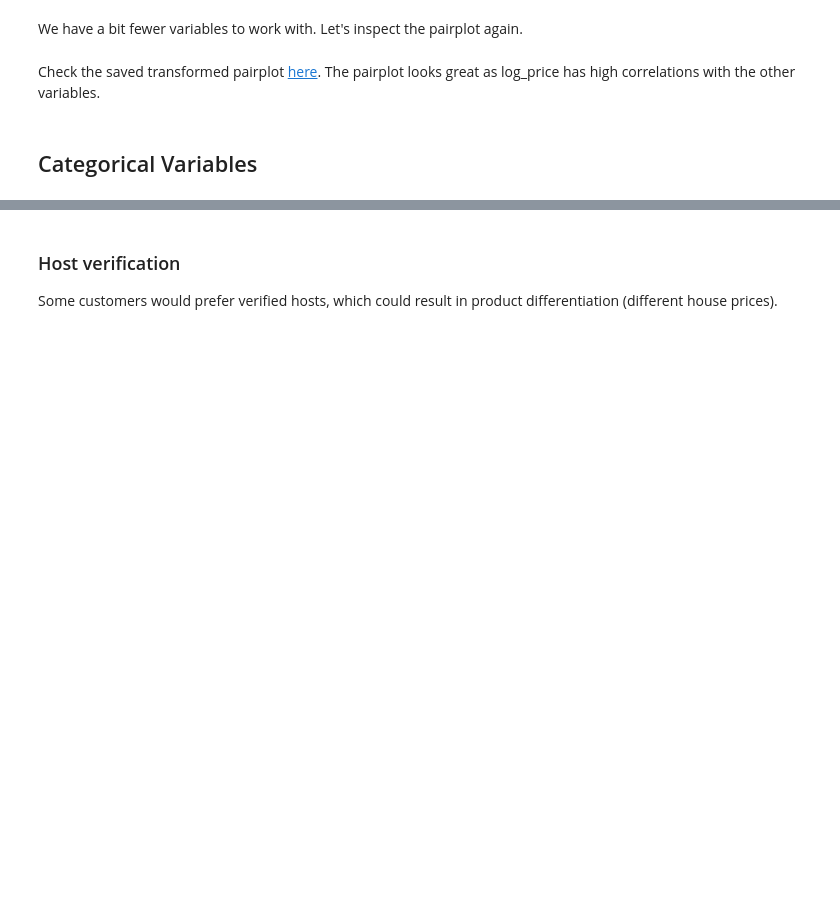
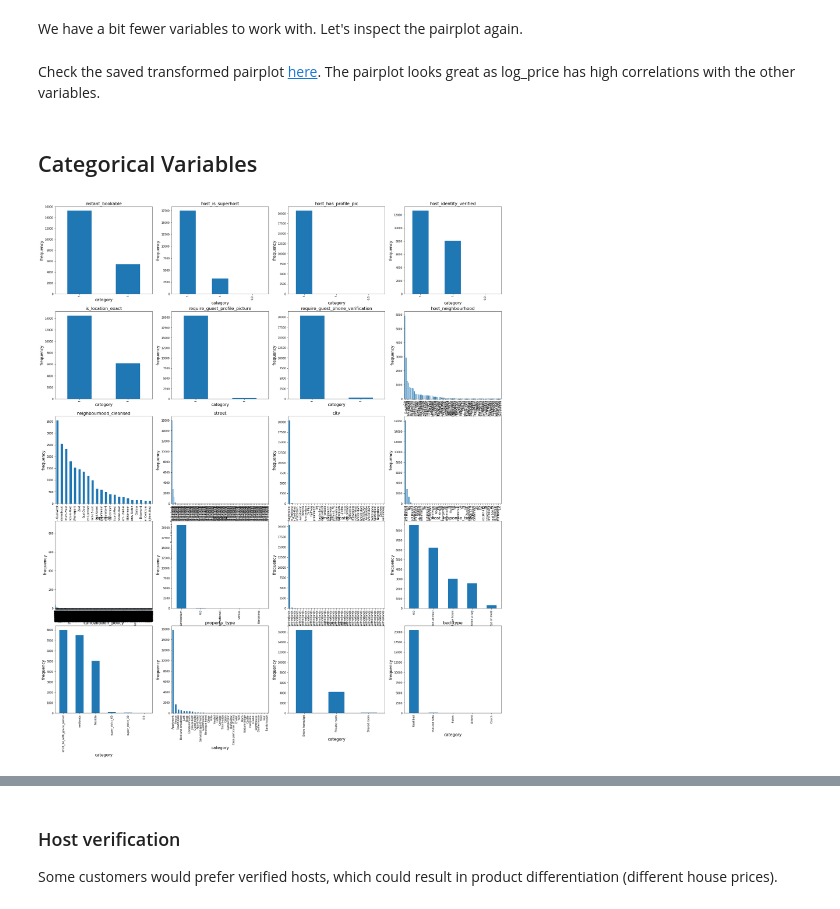
Before and after one commit to Zackhardtoname/airbnb_dataset_challenge, a Jupyter notebook: scripts/EDA.ipynb, the cells around one changed output, grey strips where cells are left out. Drawn from its saved outputs; the diff is of its cells as text; code cells hidden in the pictures; blank space fills up the shorter version.

```diff
--- a/scripts/EDA.ipynb
+++ b/scripts/EDA.ipynb
@@ -276,3 +272,28 @@ Check the saved transformed pairplot [here](../imgs/transformed_pairplot.png).
 The pairplot looks great as log_price has high correlations with the other variables.
 # %% [markdown]
 ## Categorical Variables
+# %%
+# the "host_verificaton" varible is a list of verification methods that is hard to compare and draw a bar plot with.
+
+cat_attribs_to_plot = [i for i in cat_attribs if i != "host_verifications"]
+# %%
+# len(cat_attribs_to_plot) is 20, so let's make the plot 5 * 4
+fig, ax = plt.subplots(5, 4, figsize=(30, 35))
+
+i = 0
+j = 0
+for _, categorical_feature in enumerate(df[cat_attribs_to_plot]):
+    counts = df[categorical_feature].value_counts()
+    res = counts.plot("bar", ax=ax[i, j])
+    res.set_title(categorical_feature)
+    res.set_xlabel("category")
+    res.set_ylabel("frequency")
+    if j == 3:
+        j = 0
+        i += 1
+    else:
+        j += 1
+
+fig.show()
+# %% [output]
+[figure, added]
```
Also changed, not shown: parts of 16 cells of this notebook, 4 other files.
